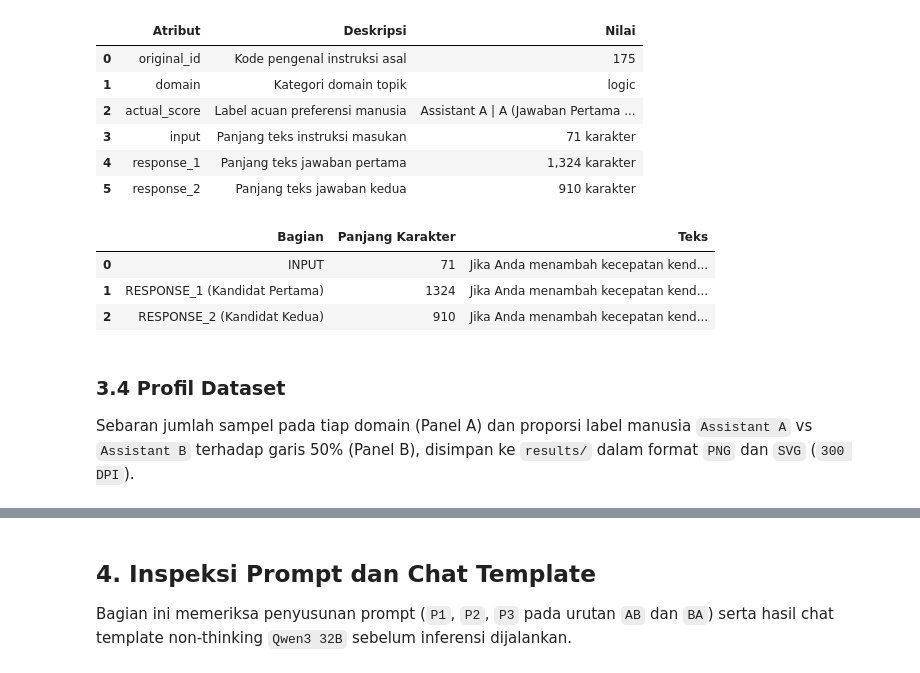
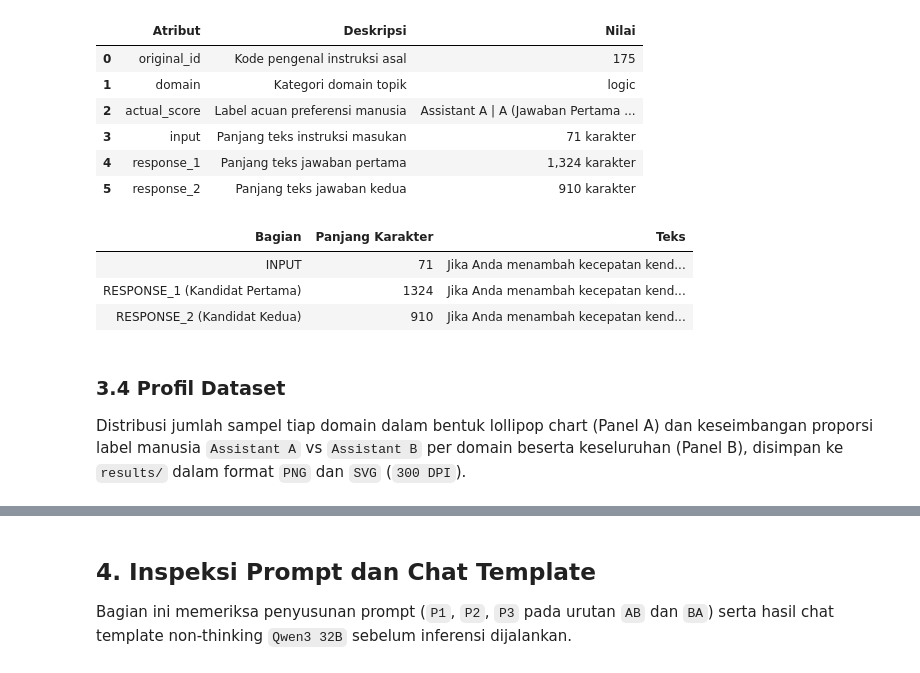
Before and after one commit to RozhakDev/LLMReliability, a Jupyter notebook: Qwen3/01_Qwen3_Evaluation_Runner.ipynb, the cells around one changed output, grey strips where cells are left out. Cells and saved outputs as stored; diff of their text form; code cells hidden in the pictures.

Commit message:
feat: enhance output display in Qwen3 notebook

```diff
--- a/Qwen3/01_Qwen3_Evaluation_Runner.ipynb
+++ b/Qwen3/01_Qwen3_Evaluation_Runner.ipynb
@@ -236,17 +239,16 @@ display(sample_meta_df)
 | 4 | response_1 | Panjang teks jawaban pertama | 1,324 karakter |
 | 5 | response_2 | Panjang teks jawaban kedua | 910 karakter |
 # %%
-with pd.option_context("display.max_colwidth", None):
-    display(sample_content_df)
+display_multiline_table(sample_content_df)
 # %% [output]
-|  | Bagian | Panjang Karakter | Teks |
-| 0 | INPUT | 71 | Jika Anda menambah kecepatan kend... |
-| 1 | RESPONSE_1 (Kandidat Pertama) | 1324 | Jika Anda menambah kecepatan kend... |
-| 2 | RESPONSE_2 (Kandidat Kedua) | 910 | Jika Anda menambah kecepatan kend... |
+| Bagian | Panjang Karakter | Teks |
+| INPUT | 71 | Jika Anda menambah kecepatan kend... |
+| RESPONSE_1 (Kandidat Pertama) | 1324 | Jika Anda menambah kecepatan kend... |
+| RESPONSE_2 (Kandidat Kedua) | 910 | Jika Anda menambah kecepatan kend... |
 # %% [markdown]
 ### **3.4 Profil Dataset**
 
-Sebaran jumlah sampel pada tiap domain (Panel A) dan proporsi label manusia `Assistant A` vs `Assistant B` terhadap garis 50% (Panel B), disimpan ke `results/` dalam format `PNG` dan `SVG` (`300 DPI`).
+Distribusi jumlah sampel tiap domain dalam bentuk lollipop chart (Panel A) dan keseimbangan proporsi label manusia `Assistant A` vs `Assistant B` per domain beserta keseluruhan (Panel B), disimpan ke `results/` dalam format `PNG` dan `SVG` (`300 DPI`).
 # %%
 configure_matplotlib_theme(cfg.visualization)
 plot_dataset_profile(
```
Also changed, not shown: parts of 15 cells of this notebook, 16 other files.
